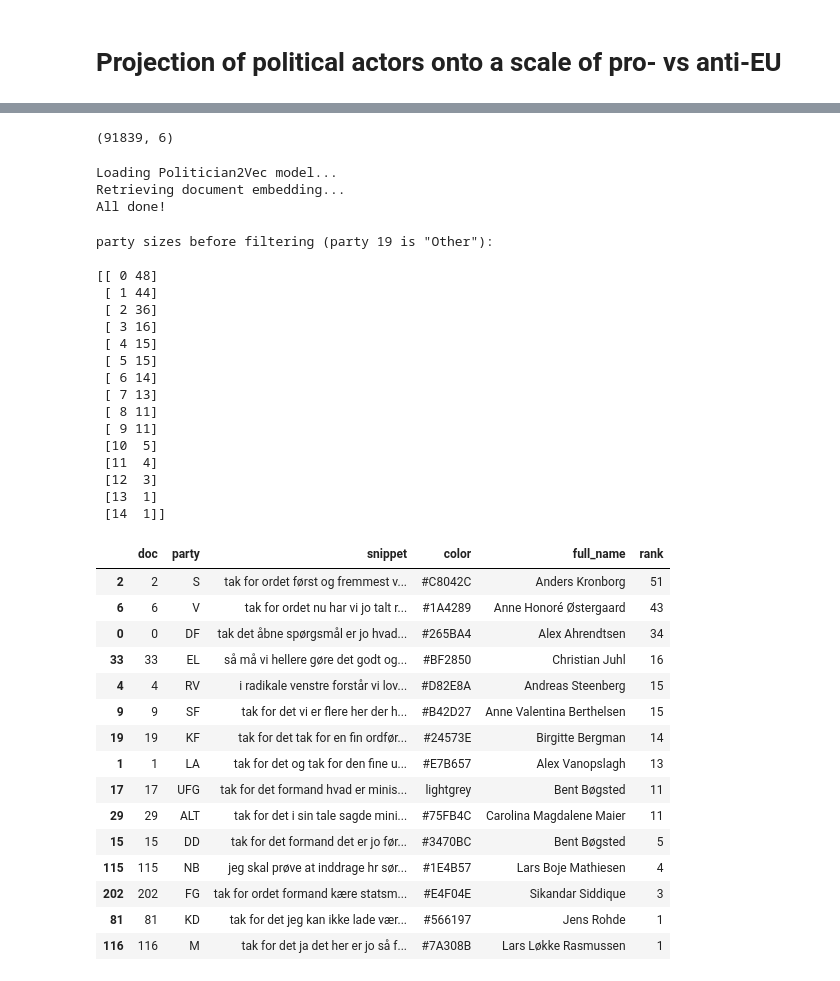
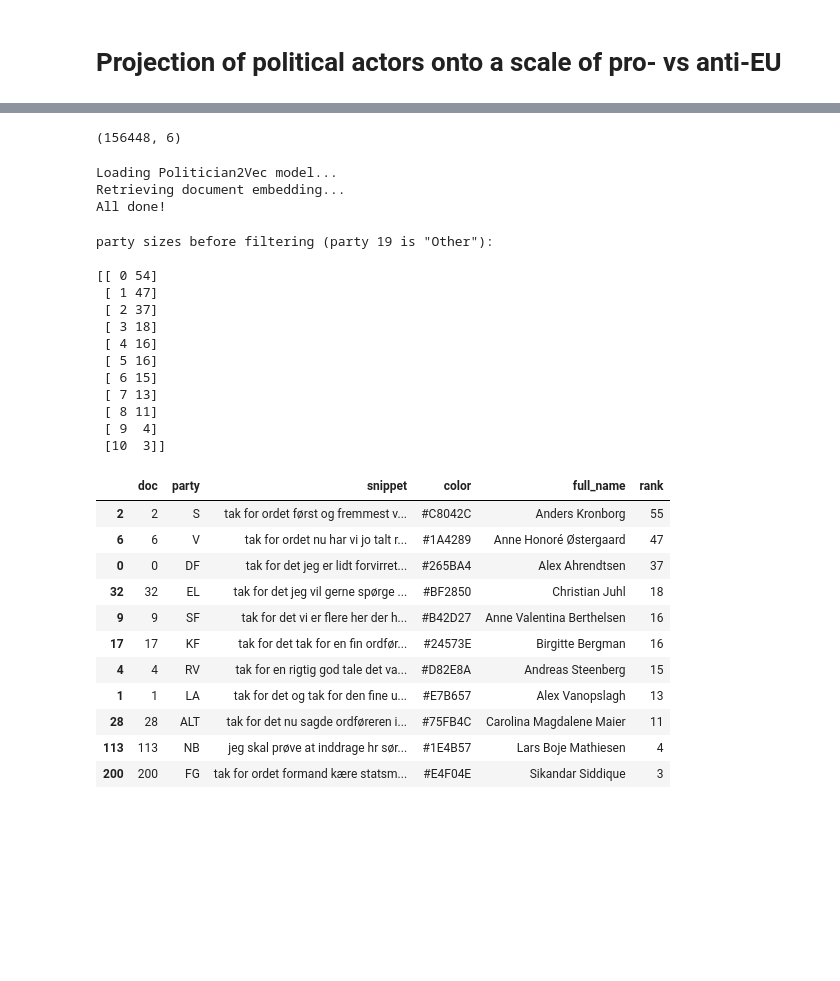
Before and after one commit to paride92/GeneralisedPoliticalScaling, a Jupyter notebook: project_eu_attitudes.ipynb, the cells around one changed output, grey strips where cells are left out. Drawn from its saved outputs; the diff is of its cells as text; code cells hidden in the pictures; blank space fills up the shorter version.

```diff
--- a/project_eu_attitudes.ipynb
+++ b/project_eu_attitudes.ipynb
@@ -47,18 +36,18 @@ from adjustText import adjust_text
 # %%
 # Specify path to preprocessed dataset
-test_data_path = 'data/clean/preprocessed_docs.p'
+test_data_path = 'data/clean/preprocessed_docs_2015_low.p'
 
-parl_data = pd.read_pickle(test_data_path).query("party not in ['SIU', 'NQ', 'JF', 'SP']")
+parl_data = pd.read_pickle(test_data_path).query("party not in ['SIU', 'NQ', 'JF', 'SP', 'M', 'DD', 'UFG', 'KD']")
 parl_data.shape
 # %% [output]
-(91839, 6)
+(156448, 6)
 # %%
 grouped_docs = parl_data.groupby(['full_name', 'party'])['doc'].apply('. '.join).reset_index()
 docs = [doc for doc in grouped_docs.doc]
 parties = np.array([party for party in grouped_docs.party])
 # %%
 # Load embedding
-model_path = 'embedding_models/fastlearn_v1.txt'
+model_path = 'embedding_models/fastlearn_2015_low.txt'
 pol2vec_model, doc2vec_model = load_politician2vec_from_txt(model_path)
 # %% [output]
 Loading Politician2Vec model...
@@ -104,57 +93,50 @@ colormap = { # TODO: COLLECT EVERYTHING IN ONE DICT/FRAME!!!!!
 # %%
 party_df = get_doc_party_df(
     pol2vec_model,
     no_substantive_parties = 19,
     snippets = True
 )
 
 party_df['party'] = parties
 party_df['color'] = party_df['party'].map(colormap)
 cmap = party_df[['snippet', 'color']].set_index('snippet').to_dict()
 party_df['full_name'] = grouped_docs['full_name']
 
 party_df['rank'] = party_df['party'].map(party_df['party'].value_counts())
+party_df.loc[party_df['party'] == 'KF', 'rank'] = 16 # necessary due to slight inconsistency in the order in which parties are output...
 
 party_labels = party_df.drop_duplicates(keep = 'first', subset = 'party').sort_values(by='rank', ascending=False)
 
 partyvecs = pol2vec_model.party_vectors
 partylabels = pd.DataFrame(party_labels['party'])
 
 party_labels
 # %% [output]
 party sizes before filtering (party 19 is "Other"):
 
-[[ 0 48]
- [ 1 44]
- [ 2 36]
- [ 3 16]
- [ 4 15]
- [ 5 15]
- [ 6 14]
+[[ 0 54]
+ [ 1 47]
+ [ 2 37]
+ [ 3 18]
+ [ 4 16]
+ [ 5 16]
+ [ 6 15]
  [ 7 13]
  [ 8 11]
- [ 9 11]
- [10  5]
- [11  4]
- [12  3]
- [13  1]
- [14  1]]
+ [ 9  4]
+ [10  3]]
 |  | doc | party | snippet | color | full_name | rank |
-| 2 | 2 | S | tak for ordet først og fremmest v... | #C8042C | Anders Kronborg | 51 |
-| 6 | 6 | V | tak for ordet nu har vi jo talt r... | #1A4289 | Anne Honoré Østergaard | 43 |
-| 0 | 0 | DF | tak det åbne spørgsmål er jo hvad... | #265BA4 | Alex Ahrendtsen | 34 |
-| 33 | 33 | EL | så må vi hellere gøre det godt og... | #BF2850 | Christian Juhl | 16 |
-| 4 | 4 | RV | i radikale venstre forstår vi lov... | #D82E8A | Andreas Steenberg | 15 |
-| 9 | 9 | SF | tak for det vi er flere her der h... | #B42D27 | Anne Valentina Berthelsen | 15 |
-| 19 | 19 | KF | tak for det tak for en fin ordfør... | #24573E | Birgitte Bergman | 14 |
+| 2 | 2 | S | tak for ordet først og fremmest v... | #C8042C | Anders Kronborg | 55 |
+| 6 | 6 | V | tak for ordet nu har vi jo talt r... | #1A4289 | Anne Honoré Østergaard | 47 |
+| 0 | 0 | DF | tak for det jeg er lidt forvirret... | #265BA4 | Alex Ahrendtsen | 37 |
+| 32 | 32 | EL | tak for det jeg vil gerne spørge ... | #BF2850 | Christian Juhl | 18 |
+| 9 | 9 | SF | tak for det vi er flere her der h... | #B42D27 | Anne Valentina Berthelsen | 16 |
+| 17 | 17 | KF | tak for det tak for en fin ordfør... | #24573E | Birgitte Bergman | 16 |
+| 4 | 4 | RV | tak for en rigtig god tale det va... | #D82E8A | Andreas Steenberg | 15 |
 | 1 | 1 | LA | tak for det og tak for den fine u... | #E7B657 | Alex Vanopslagh | 13 |
-| 17 | 17 | UFG | tak for det formand hvad er minis... | lightgrey | Bent Bøgsted | 11 |
-| 29 | 29 | ALT | tak for det i sin tale sagde mini... | #75FB4C | Carolina Magdalene Maier | 11 |
-| 15 | 15 | DD | tak for det formand det er jo før... | #3470BC | Bent Bøgsted | 5 |
-| 115 | 115 | NB | jeg skal prøve at inddrage hr sør... | #1E4B57 | Lars Boje Mathiesen | 4 |
-| 202 | 202 | FG | tak for ordet formand kære statsm... | #E4F04E | Sikandar Siddique | 3 |
-| 81 | 81 | KD | tak for det jeg kan ikke lade vær... | #566197 | Jens Rohde | 1 |
-| 116 | 116 | M | tak for det ja det her er jo så f... | #7A308B | Lars Løkke Rasmussen | 1 |
+| 28 | 28 | ALT | tak for det nu sagde ordføreren i... | #75FB4C | Carolina Magdalene Maier | 11 |
+| 113 | 113 | NB | jeg skal prøve at inddrage hr sør... | #1E4B57 | Lars Boje Mathiesen | 4 |
+| 200 | 200 | FG | tak for ordet formand kære statsm... | #E4F04E | Sikandar Siddique | 3 |
 # %%
 combined_hover = pd.concat([party_df, partylabels]).reset_index(drop=True)
 combined_hover['color'] = combined_hover['color'].fillna('black')
```
Also changed, not shown: parts of 28 cells of this notebook, 3 other files.
